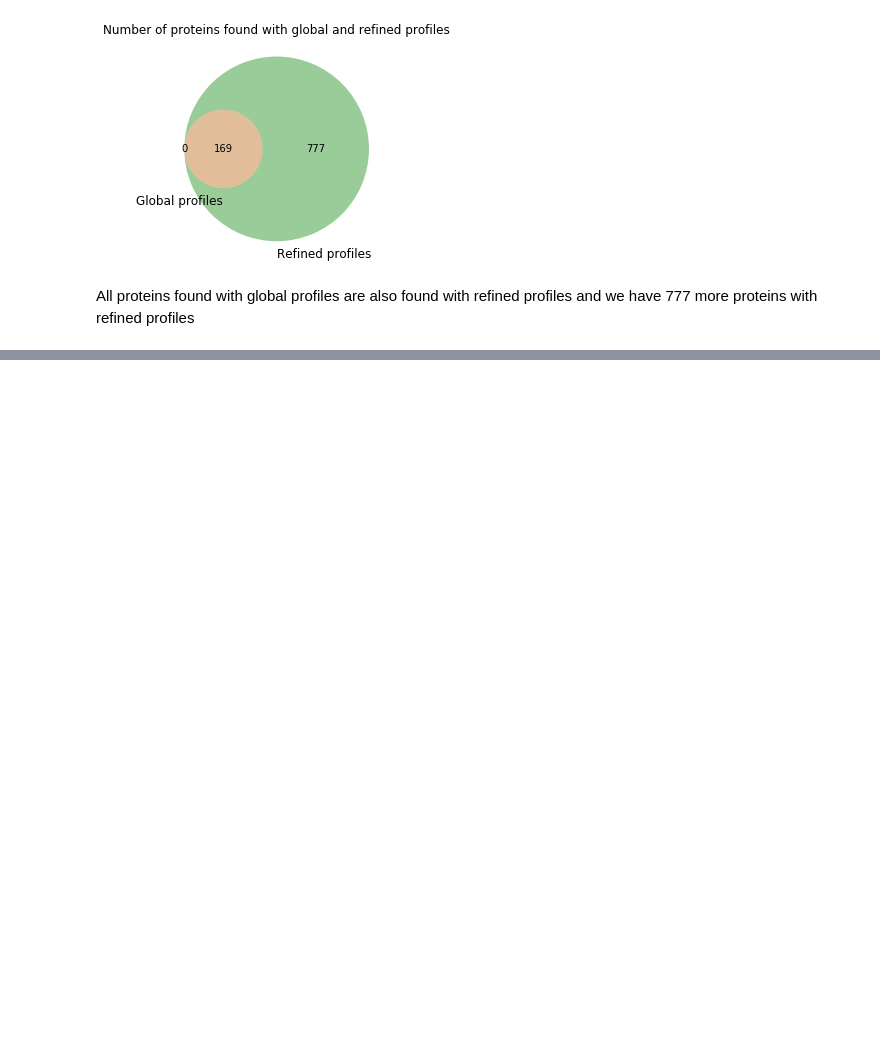
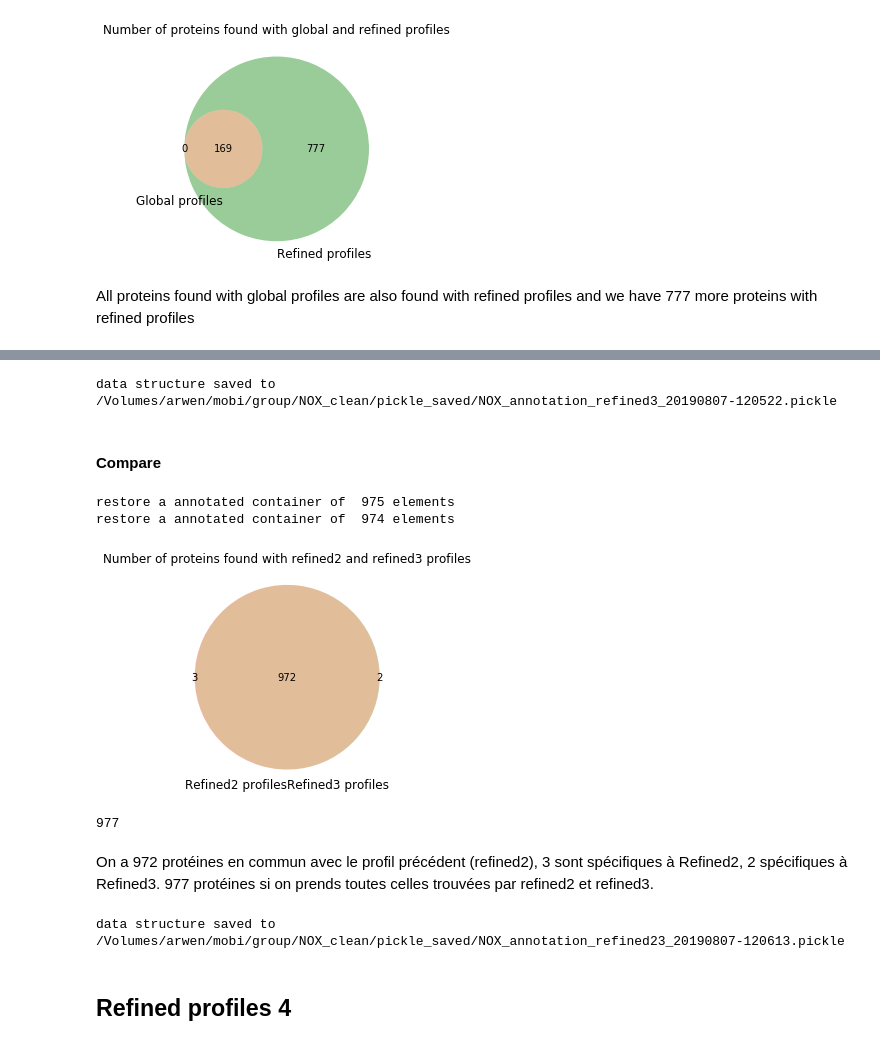
Before and after one commit to MMSB-MOBI/NOX_analysis, a Jupyter notebook: notebook/Predict_NOX_proteins.ipynb, the cells around one changed output, grey strips where cells are left out. Cells and saved outputs as stored; diff of their text form; code cells hidden in the pictures; blank space fills up the shorter version.

```diff
--- a/notebook/Predict_NOX_proteins.ipynb
+++ b/notebook/Predict_NOX_proteins.ipynb
@@ -467,0 +555,40 @@ All proteins found with global profiles are also found with refined profiles and
+# %%
+save(refined_filter3,"refined3")
+# %% [output]
+data structure saved to /Volumes/arwen/mobi/group/NOX_clean/pickle_saved/NOX_annotation_refined3_20190807-120522.pickle
+# %% [markdown]
+#### Compare
+# %%
+dataRefined2=load("NOX_annotation_refined2_20190807-115945.pickle")
+dataRefined3=load("NOX_annotation_refined3_20190807-120522.pickle")
+# %% [output]
+restore a annotated container of  975 elements
+restore a annotated container of  974 elements
+# %%
+refined2_proteins=set(p.split('|')[1] for p in dataRefined2.entries)
+refined3_proteins=set(p.split('|')[1] for p in dataRefined3.entries)
+# %%
+v=venn2([refined2_proteins,refined3_proteins])
+v.get_label_by_id("A").set_text("Refined2 profiles")
+v.get_label_by_id("B").set_text("Refined3 profiles")
+plt.title("Number of proteins found with refined2 and refined3 profiles")
+plt.savefig("/Users/chilpert/Results/NOX_visu_clean/prot_refined23_profiles.pdf")
+# %% [output]
+[figure, added]
+# %%
+common = refined2_proteins.intersection(refined3_proteins)
+refined2_specific = refined2_proteins.difference(refined3_proteins)
+refined3_specific = refined3_proteins.difference(refined2_proteins)
+all_proteins = refined2_proteins.union(refined3_proteins)
+print(len(all_proteins))
+# %% [output]
+977
+# %% [markdown]
+On a 972 protéines en commun avec le profil précédent (refined2), 3 sont spécifiques à Refined2, 2 spécifiques à Refined3. 977 protéines si on prends toutes celles trouvées par refined2 et refined3.
+# %%
+allContainer = dataRefined2 + dataRefined3
+save(allContainer, "refined23")
+# %% [output]
+data structure saved to /Volumes/arwen/mobi/group/NOX_clean/pickle_saved/NOX_annotation_refined23_20190807-120613.pickle
+# %% [markdown]
+## Refined profiles 4
```
Also changed, not shown: parts of 141 cells of this notebook, 1 other file.
